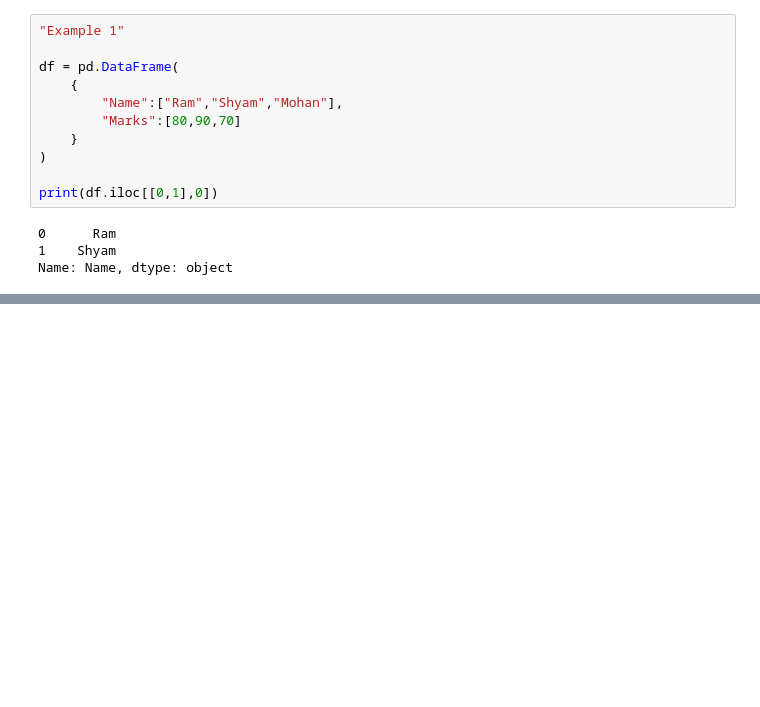
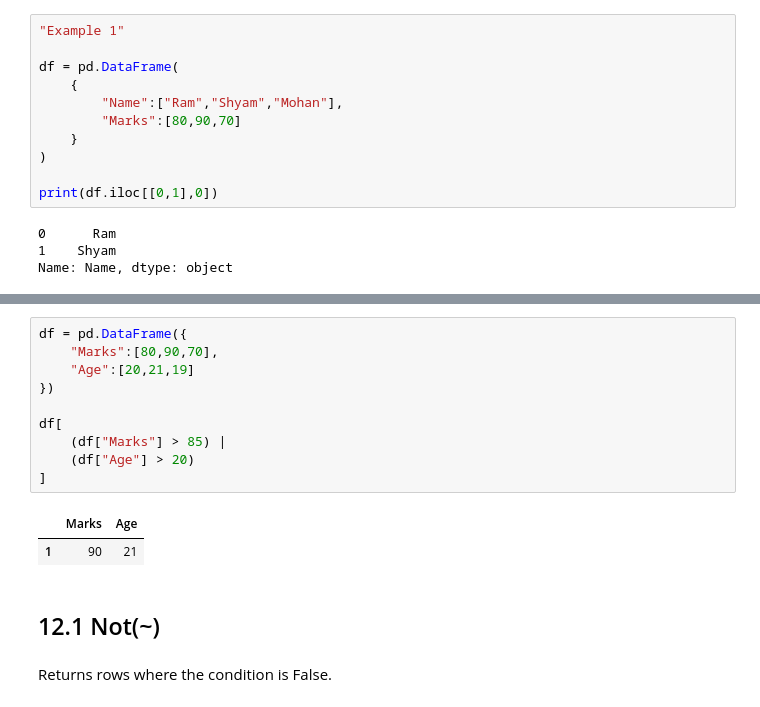
Before and after one commit to kshitij-commit/DataScience, a Jupyter notebook: 03_pandas/02_dataframe.ipynb, the cells around one changed output, grey strips where cells are left out. Saved outputs shown, nothing was run; the diff lists cells and outputs as text; blank space fills up the shorter version.

```diff
--- a/03_pandas/02_dataframe.ipynb
+++ b/03_pandas/02_dataframe.ipynb
@@ -851,0 +966,17 @@ Name: Name, dtype: object
+# %%
+df = pd.DataFrame({
+    "Marks":[80,90,70],
+    "Age":[20,21,19]
+})
+
+df[
+    (df["Marks"] > 85) |
+    (df["Age"] > 20)
+]
+# %% [output]
+|  | Marks | Age |
+| 1 | 90 | 21 |
+# %% [markdown]
+## 12.1 Not(~)
+# %% [markdown]
+Returns rows where the condition is False.
```
Also changed, not shown: parts of 14 cells of this notebook.
